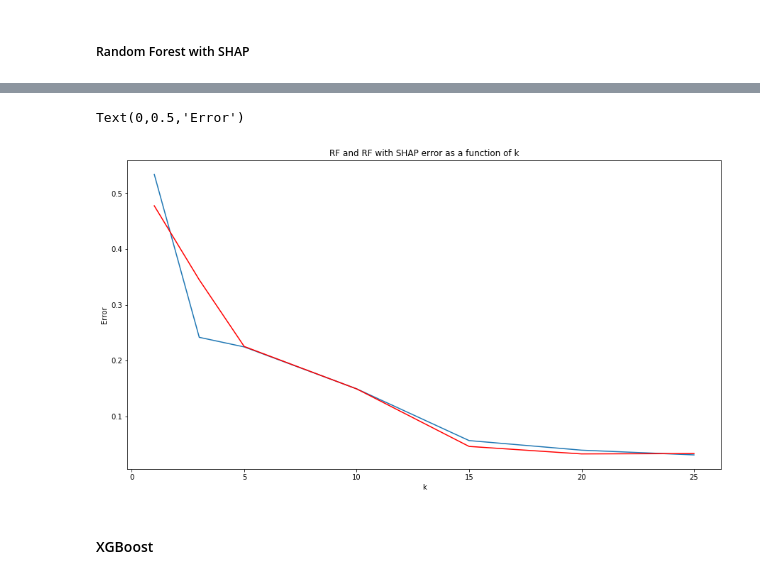
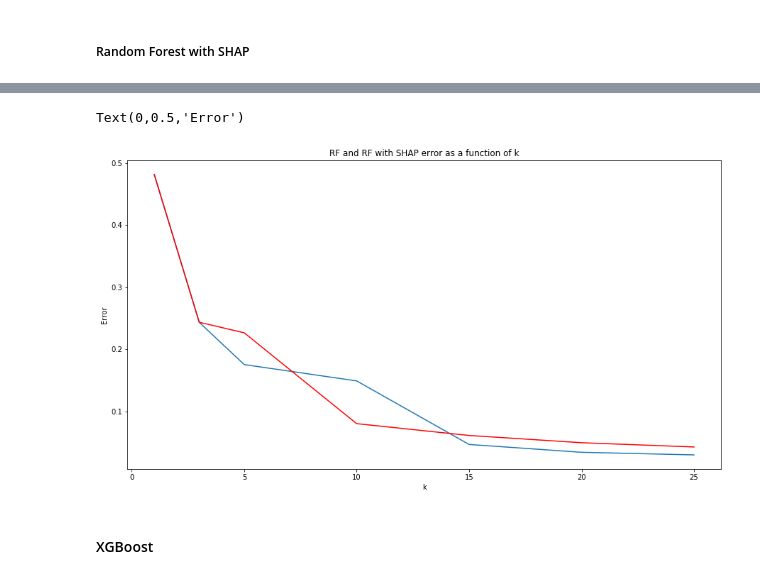
Before and after one commit to AvivNavon/mfml-project, a Jupyter notebook: mfml-vi-a.ipynb, the cells around one changed output, grey strips where cells are left out. Cells and saved outputs as stored; diff of their text form; code cells hidden in the pictures.

```diff
--- a/mfml-vi-a.ipynb
+++ b/mfml-vi-a.ipynb
@@ -443,8 +445,8 @@ plt.show()
 We use the selected parameters to fit a model and compute variable importance.
 # %%
 # sorted variables - according to our RF model
-sorted_vars = rf_vi.sort_values(ascending = False).index.tolist()
+sorted_rf_clf_vars = rf_clf_vi.sort_values(ascending = False).index.tolist()
 # %%
-score_df = vi_score(rf_grid_search.best_estimator_, X, y, k_fold=kcv,
-                    model_name='RF', vi = sorted_vars, ks = ks)
+score_rf_clf_df = vi_score(rf_clf_grid_search.best_estimator_, X, y, k_fold=kcv,
+                    model_name='RF', vi = sorted_rf_clf_vars, ks = ks)
 # %%
@@ -481,5 +484,5 @@ shap.summary_plot(shap_values, X, plot_type = 'bar')
 # %%
-vi_shap_df = compute_shap_vi(rf_grid_search.best_estimator_, X.values, y.values, X.columns, kcv)
+vi_shap_df = compute_shap_vi(rf_clf_grid_search.best_estimator_, X.values, y.values, X.columns, kcv)
 # %%
 rf_shap_vi = vi_shap_df.groupby('variable').imp_sum.mean()
 plt.figure(figsize=(15, 8))
@@ -491,6 +494,6 @@ plt.show()
 # %%
 sorted_rf_shap_vars = rf_shap_vi.sort_values(ascending = False).index.tolist()
 # %%
-score_rf_shap_df = vi_score(rf_grid_search.best_estimator_, X, y, k_fold=kcv,
+score_rf_shap_df = vi_score(rf_clf_grid_search.best_estimator_, X, y, k_fold=kcv,
                             model_name='RF with SHAP', vi = sorted_rf_shap_vars, ks = ks)
 # %%
@@ -505,13 +505,15 @@ Text(0,0.5,'Error')
 # %%
 plt.figure(figsize=(15, 8))
-plt.plot(score_rf_shap_df.groupby('k').mean().index, 1-score_rf_shap_df.groupby('k').mean().test_acc)
-plt.plot(score_df.groupby('k').mean().index, 1-score_df.groupby('k').mean().test_acc, 'r-')
+plt.plot(score_rf_clf_df.groupby('k').mean().index,
+         1 - score_rf_clf_df.groupby('k').mean().test_acc)
+plt.plot(score_rf_shap_df.groupby('k').mean().index,
+         1-score_rf_shap_df.groupby('k').mean().test_acc, 'r')
 plt.title('RF and RF with SHAP error as a function of k')
 plt.xlabel('k')
 plt.ylabel('Error')
 # %% [output]
 Text(0,0.5,'Error')
-[figure, old version]
+[figure, new version]
 # %% [markdown]
 #### XGBoost
 # %%
```
Also changed, not shown: parts of 26 cells of this notebook, 1 other file.
